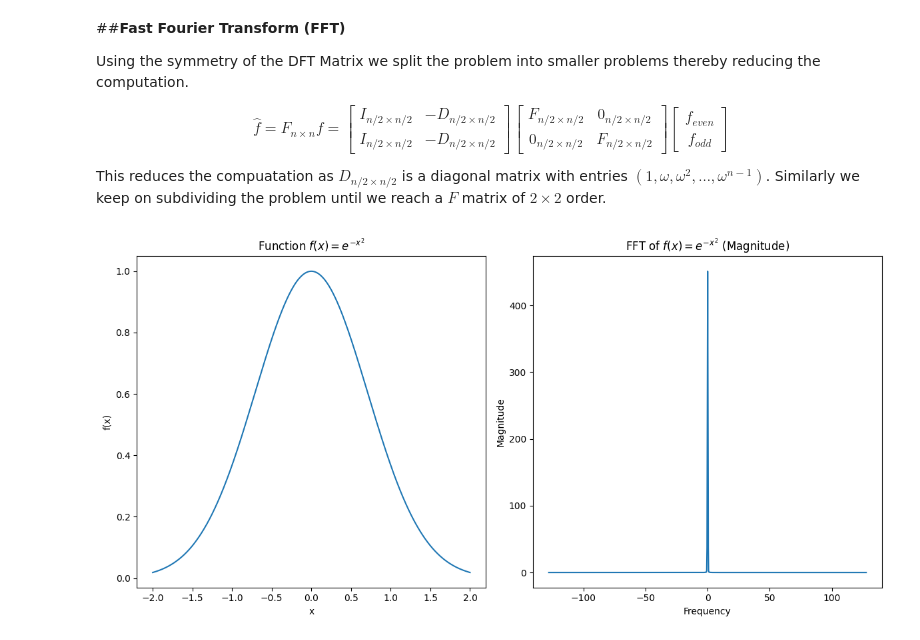
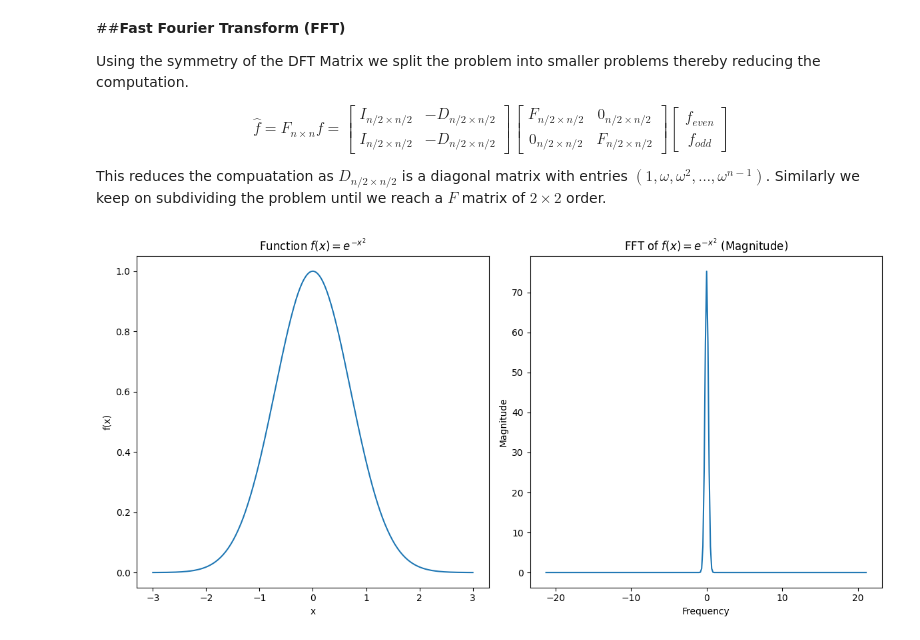
Before and after one commit to navgaur/Mathematical-Physics-III, a Jupyter notebook: Fourier_Trans_UGCF.ipynb, the cells around one changed output. Saved outputs shown, nothing was run; the diff lists cells and outputs as text; code cells hidden in the pictures.

```diff
--- a/Fourier_Trans_UGCF.ipynb
+++ b/Fourier_Trans_UGCF.ipynb
@@ -134,39 +134,40 @@ import numpy as np
 import matplotlib.pyplot as plt
 
 # Define parameters
-L = 2             # Range for x in [-L, L]
-N = 1024           # Number of sample points (higher for better resolution)
+L = 3             # Range for x in [-L, L]
+N = 256          # Number of sample points
 x = np.linspace(-L, L, N)  # x values
 
 # Define the function
 f_x = np.exp(-x**2)
 
 # Compute the FFT
 fft_result = np.fft.fft(f_x)
-fft_freqs = np.fft.fftfreq(N, d=(x[1] - x[0]))  # Frequency bins
+fft_freqs = np.fft.fftfreq(N, d=(x[1] - x[0]))  # Create Frequency bins needed for plotting
 
 # Shift FFT for centered frequency plot
+# This shifting is required to order the frequencies so that a plot can be made
 fft_result_shifted = np.fft.fftshift(fft_result)
 fft_freqs_shifted = np.fft.fftshift(fft_freqs)
 
 # Plot the function and its FFT magnitude
 plt.figure(figsize=(12, 6))
 
 # Original function plot
 plt.subplot(1, 2, 1)
 plt.plot(x, f_x)
 plt.title("Function $f(x) = e^{-x^2}$")
 plt.xlabel("x")
 plt.ylabel("f(x)")
 
 # FFT result plot (magnitude)
 plt.subplot(1, 2, 2)
 plt.plot(fft_freqs_shifted, np.abs(fft_result_shifted))
 plt.title("FFT of $f(x) = e^{-x^2}$ (Magnitude)")
 plt.xlabel("Frequency")
 plt.ylabel("Magnitude")
 
 plt.tight_layout()
 plt.show()
 # %% [output]
-[figure, old version]
+[figure, new version]
```
